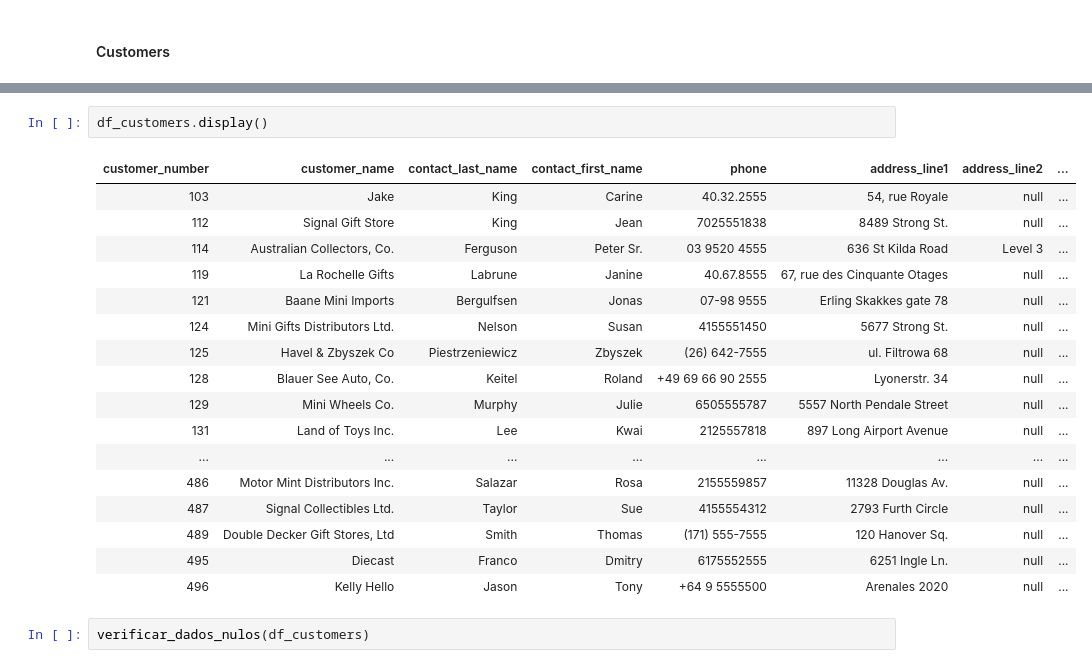
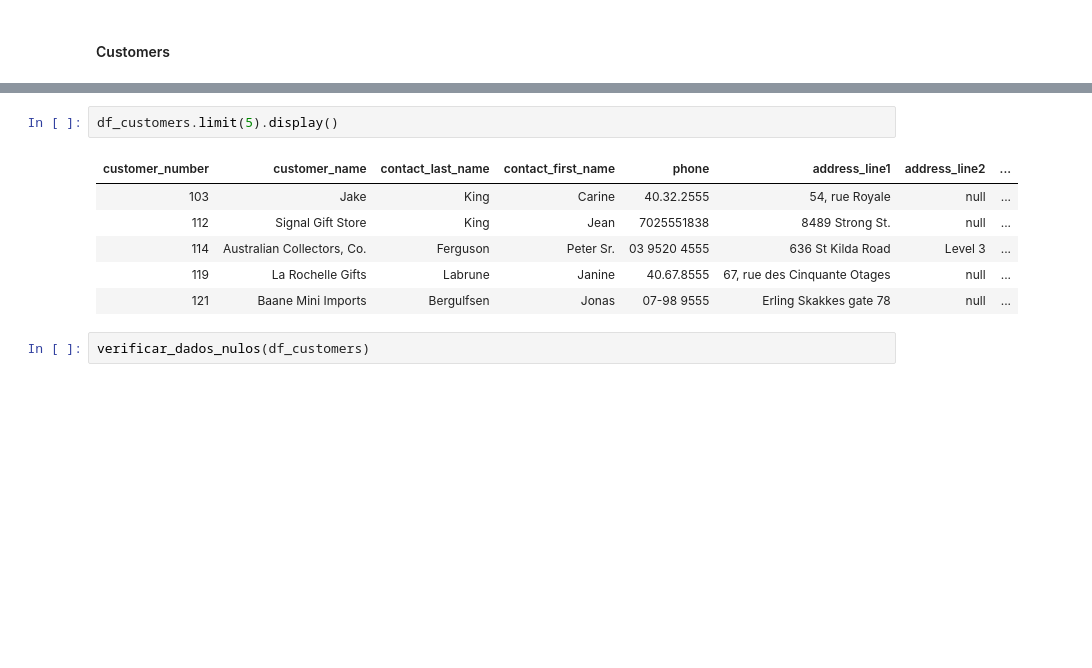
Before and after one commit to FernandoBarbosaB/Analise_Ecommerce, a Jupyter notebook: join_tratamento.ipynb, the cells around one changed output, grey strips where cells are left out. Drawn from its saved outputs; the diff is of its cells as text; blank space fills up the shorter version.

```diff
--- a/join_tratamento.ipynb
+++ b/join_tratamento.ipynb
@@ -71,25 +71,14 @@ root
  |-- sales_rep_employee_number: integer (nullable = true)
  |-- credit_limit: decimal(10,2) (nullable = true)
 # %%
-df_customers.display()
+df_customers.limit(5).display()
 # %% [output]
 | customer_number | customer_name | contact_last_name | contact_first_name | phone | address_line1 | address_line2 | ... |
 | 103 | Jake | King | Carine | 40.32.2555 | 54, rue Royale | null | ... |
 | 112 | Signal Gift Store | King | Jean | 7025551838 | 8489 Strong St. | null | ... |
 | 114 | Australian Collectors, Co. | Ferguson | Peter Sr. | 03 9520 4555 | 636 St Kilda Road | Level 3 | ... |
 | 119 | La Rochelle Gifts | Labrune | Janine | 40.67.8555 | 67, rue des Cinquante Otages | null | ... |
 | 121 | Baane Mini Imports | Bergulfsen | Jonas | 07-98 9555 | Erling Skakkes gate 78 | null | ... |
-| 124 | Mini Gifts Distributors Ltd. | Nelson | Susan | 4155551450 | 5677 Strong St. | null | ... |
-| 125 | Havel & Zbyszek Co | Piestrzeniewicz | Zbyszek | (26) 642-7555 | ul. Filtrowa 68 | null | ... |
-| 128 | Blauer See Auto, Co. | Keitel | Roland | +49 69 66 90 2555 | Lyonerstr. 34 | null | ... |
-| 129 | Mini Wheels Co. | Murphy | Julie | 6505555787 | 5557 North Pendale Street | null | ... |
-| 131 | Land of Toys Inc. | Lee | Kwai | 2125557818 | 897 Long Airport Avenue | null | ... |
-| ... | ... | ... | ... | ... | ... | ... | ... |
-| 486 | Motor Mint Distributors Inc. | Salazar | Rosa | 2155559857 | 11328 Douglas Av. | null | ... |
-| 487 | Signal Collectibles Ltd. | Taylor | Sue | 4155554312 | 2793 Furth Circle | null | ... |
-| 489 | Double Decker Gift Stores, Ltd | Smith | Thomas | (171) 555-7555 | 120 Hanover Sq. | null | ... |
-| 495 | Diecast | Franco | Dmitry | 6175552555 | 6251 Ingle Ln. | null | ... |
-| 496 | Kelly Hello | Jason | Tony | +64 9 5555500 | Arenales 2020 | null | ... |
 # %%
 verificar_dados_nulos(df_customers)
 # %% [output]
```
Also changed, not shown: parts of 6 cells of this notebook.
